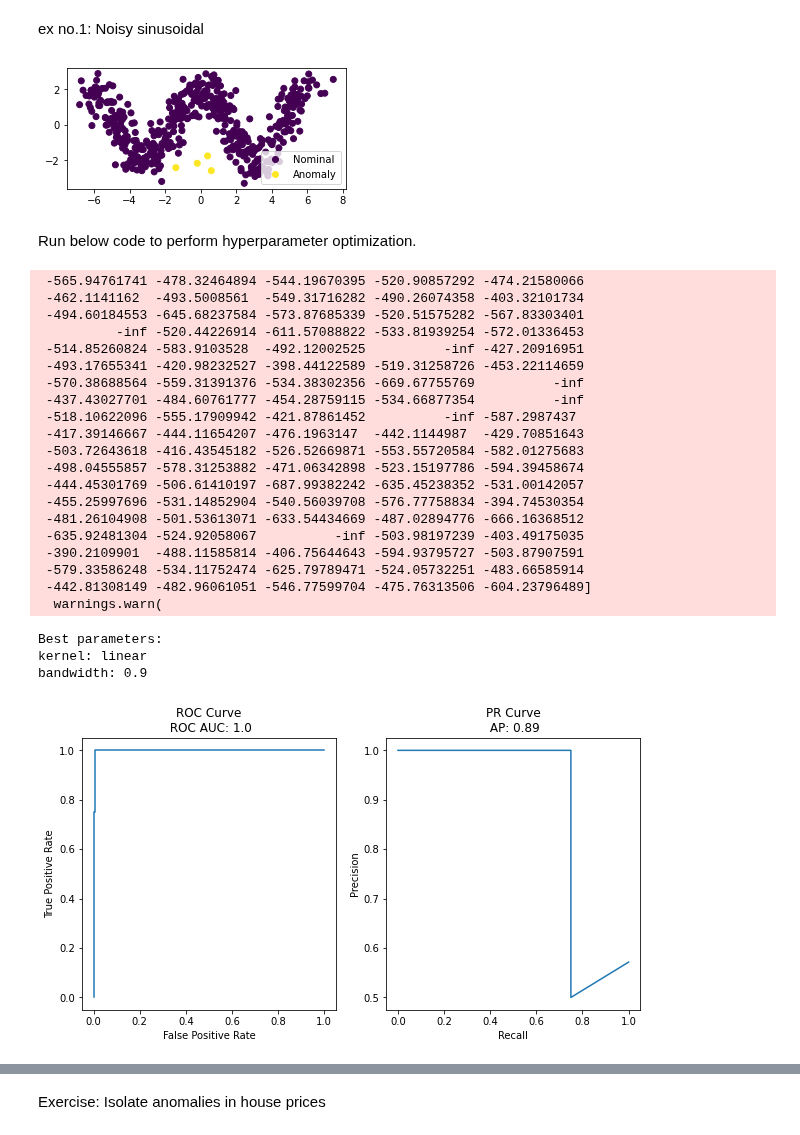
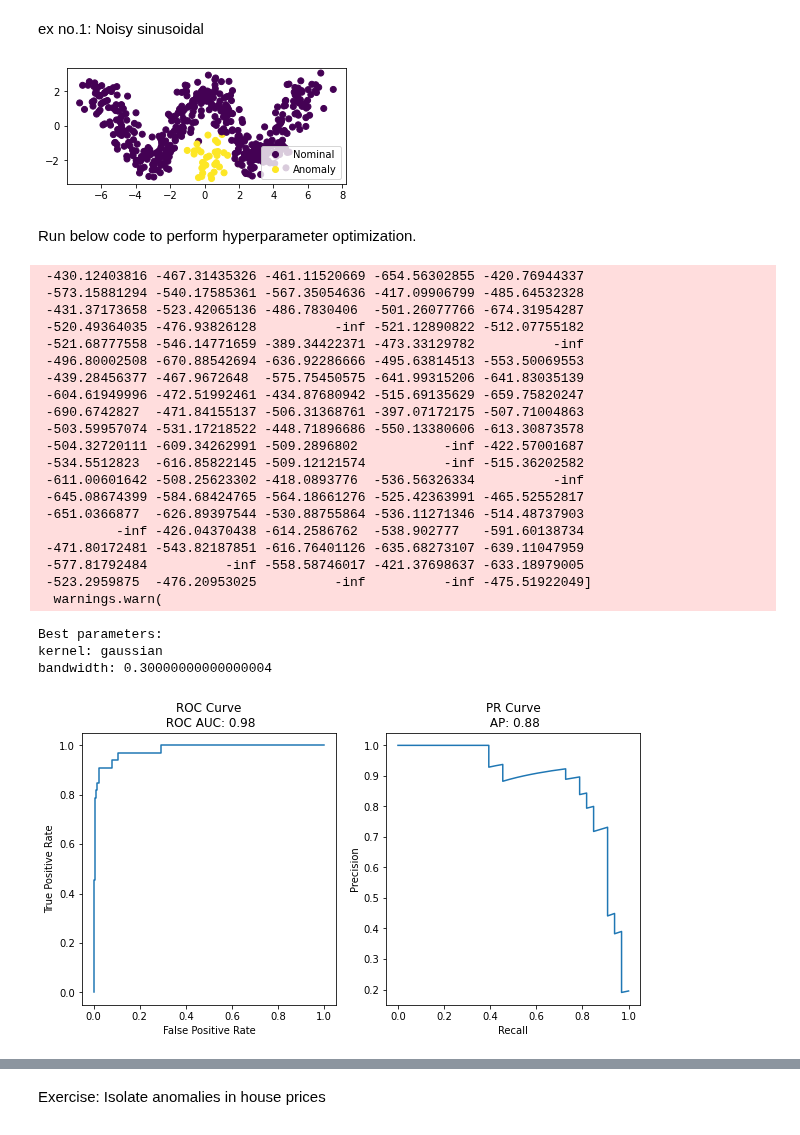
Before and after one commit to aai-institute/tfl-training-practical-anomaly-detection, a Jupyter notebook: notebooks/anomaly_detection_approaches.ipynb, the cells around one changed output, grey strips where cells are left out. Saved outputs shown, nothing was run; the diff lists cells and outputs as text; code cells hidden in the pictures.

```diff
--- a/notebooks/anomaly_detection_approaches.ipynb
+++ b/notebooks/anomaly_detection_approaches.ipynb
@@ -157,29 +157,29 @@ ex no.1: Noisy sinusoidal
 # %%
 # Generate example
 dists = create_distributions(dim=2)
 
 distribution_with_anomalies = contamination(
     nominal=dists['Sinusoidal'],
     anomaly=dists['Blob'],
-    p=0.01
+    p=0.05
 )
 
 # Train data
 sample_train = dists['Sinusoidal'].sample(500)
 X_train = sample_train[-1].numpy()
 
 # Test data
 sample_test = distribution_with_anomalies.sample(500)
 X_test = sample_test[-1].numpy()
 y_test = sample_test[0].numpy()
 
 scatter = plt.scatter(X_test[:, 0], X_test[:, 1], c=y_test)
 handels, _ = scatter.legend_elements()
 plt.legend(handels, ['Nominal', 'Anomaly'])
 plt.gca().set_aspect('equal')
 plt.show()
 # %% [output]
-[figure, old version]
+[figure, new version]
 # %%
 ####################################################################################################################
 # TODO: Define the search space for the kernel and the bandwidth
@@ -216,30 +216,30 @@ test_scores = np.where(test_scores == np.inf, np.max(test_scores[np.isfinite(tes
 
 curves = evaluate(y_test, test_scores)
 # %% [output]
- -565.94761741 -478.32464894 -544.19670395 -520.90857292 -474.21580066
- -462.1141162  -493.5008561  -549.31716282 -490.26074358 -403.32101734
- -494.60184553 -645.68237584 -573.87685339 -520.51575282 -567.83303401
-          -inf -520.44226914 -611.57088822 -533.81939254 -572.01336453
- -514.85260824 -583.9103528  -492.12002525          -inf -427.20916951
- -493.17655341 -420.98232527 -398.44122589 -519.31258726 -453.22114659
- -570.38688564 -559.31391376 -534.38302356 -669.67755769          -inf
- -437.43027701 -484.60761777 -454.28759115 -534.66877354          -inf
- -518.10622096 -555.17909942 -421.87861452          -inf -587.2987437
- -417.39146667 -444.11654207 -476.1963147  -442.1144987  -429.70851643
- -503.72643618 -416.43545182 -526.52669871 -553.55720584 -582.01275683
- -498.04555857 -578.31253882 -471.06342898 -523.15197786 -594.39458674
- -444.45301769 -506.61410197 -687.99382242 -635.45238352 -531.00142057
- -455.25997696 -531.14852904 -540.56039708 -576.77758834 -394.74530354
- -481.26104908 -501.53613071 -633.54434669 -487.02894776 -666.16368512
- -635.92481304 -524.92058067          -inf -503.98197239 -403.49175035
- -390.2109901  -488.11585814 -406.75644643 -594.93795727 -503.87907591
- -579.33586248 -534.11752474 -625.79789471 -524.05732251 -483.66585914
- -442.81308149 -482.96061051 -546.77599704 -475.76313506 -604.23796489]
+ -430.12403816 -467.31435326 -461.11520669 -654.56302855 -420.76944337
+ -573.15881294 -540.17585361 -567.35054636 -417.09906799 -485.64532328
+ -431.37173658 -523.42065136 -486.7830406  -501.26077766 -674.31954287
+ -520.49364035 -476.93826128          -inf -521.12890822 -512.07755182
+ -521.68777558 -546.14771659 -389.34422371 -473.33129782          -inf
+ -496.80002508 -670.88542694 -636.92286666 -495.63814513 -553.50069553
+ -439.28456377 -467.9672648  -575.75450575 -641.99315206 -641.83035139
+ -604.61949996 -472.51992461 -434.87680942 -515.69135629 -659.75820247
+ -690.6742827  -471.84155137 -506.31368761 -397.07172175 -507.71004863
+ -503.59957074 -531.17218522 -448.71896686 -550.13380606 -613.30873578
+ -504.32720111 -609.34262991 -509.2896802           -inf -422.57001687
+ -534.5512823  -616.85822145 -509.12121574          -inf -515.36202582
+ -611.00601642 -508.25623302 -418.0893776  -536.56326334          -inf
+ -645.08674399 -584.68424765 -564.18661276 -525.42363991 -465.52552817
+ -651.0366877  -626.89397544 -530.88755864 -536.11271346 -514.48737903
+          -inf -426.04370438 -614.2586762  -538.902777   -591.60138734
+ -471.80172481 -543.82187851 -616.76401126 -635.68273107 -639.11047959
+ -577.81792484          -inf -558.58746017 -421.37698637 -633.18979005
+ -523.2959875  -476.20953025          -inf          -inf -475.51922049]
   warnings.warn(
 Best parameters:
-kernel: linear
-bandwidth: 0.9
+kernel: gaussian
+bandwidth: 0.30000000000000004
-[figure, old version]
+[figure, new version]
 # %%
 visualize_kde(params['kernel'], params['bandwidth'], X_test, y_test)
 # %% [output]
```
Also changed, not shown: parts of 12 cells of this notebook, 1 other file.
